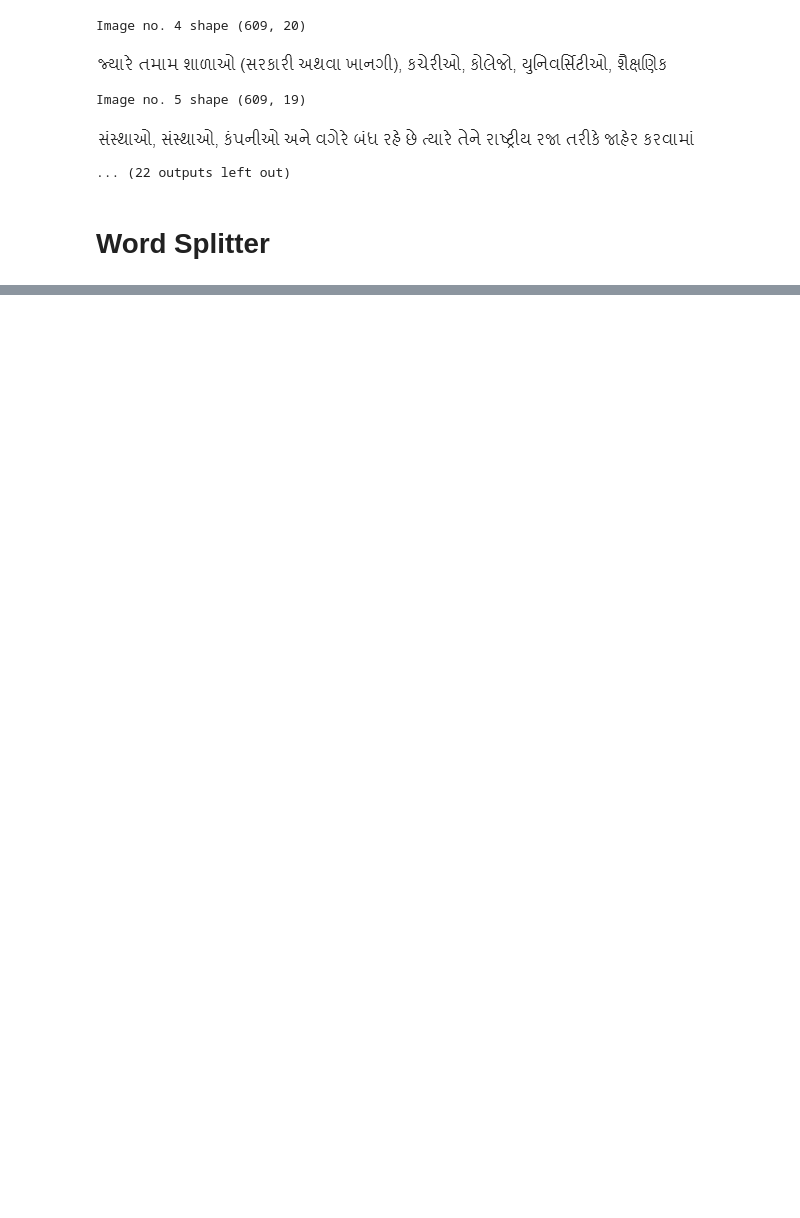
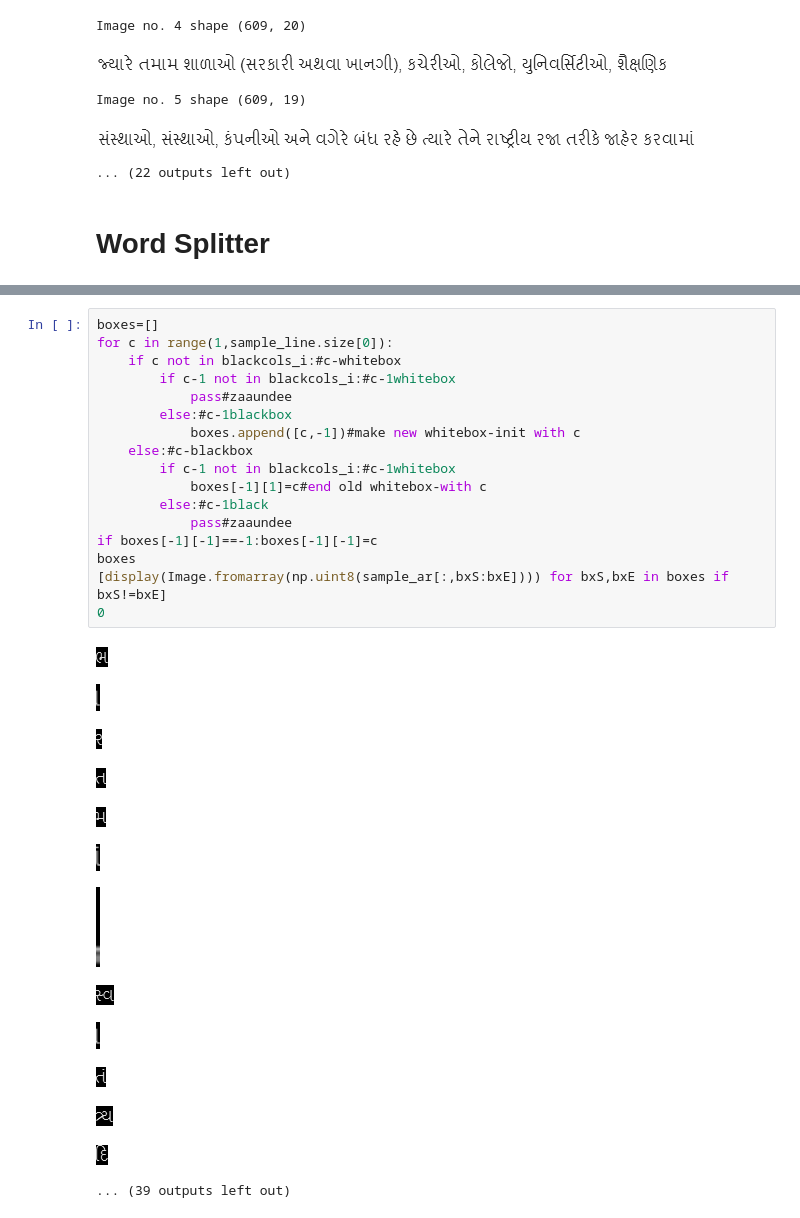
Before and after one commit to smartm13/smartm13, a Jupyter notebook: PIL_image_2lines_2chars.ipynb, the cells around one changed output, grey strips where cells are left out. Drawn from its saved outputs; the diff is of its cells as text; blank space fills up the shorter version.

```diff
--- a/PIL_image_2lines_2chars.ipynb
+++ b/PIL_image_2lines_2chars.ipynb
@@ -114,0 +119,31 @@ if not chars[-1]:chars[-1:]=[]
+# %%
+boxes=[]
+for c in range(1,sample_line.size[0]):
+    if c not in blackcols_i:#c-whitebox
+        if c-1 not in blackcols_i:#c-1whitebox
+            pass#zaaundee
+        else:#c-1blackbox
+            boxes.append([c,-1])#make new whitebox-init with c
+    else:#c-blackbox
+        if c-1 not in blackcols_i:#c-1whitebox
+            boxes[-1][1]=c#end old whitebox-with c
+        else:#c-1black
+            pass#zaaundee
+if boxes[-1][-1]==-1:boxes[-1][-1]=c
+boxes
+[display(Image.fromarray(np.uint8(sample_ar[:,bxS:bxE]))) for bxS,bxE in boxes if bxS!=bxE]
+0
+# %% [output]
+[figure, added]
+[figure, added]
+[figure, added]
+[figure, added]
+[figure, added]
+[figure, added]
+[figure, added]
+[figure, added]
+[figure, added]
+[figure, added]
+[figure, added]
+[figure, added]
+... (39 outputs left out)
```
Also changed, not shown: parts of 3 cells of this notebook.
